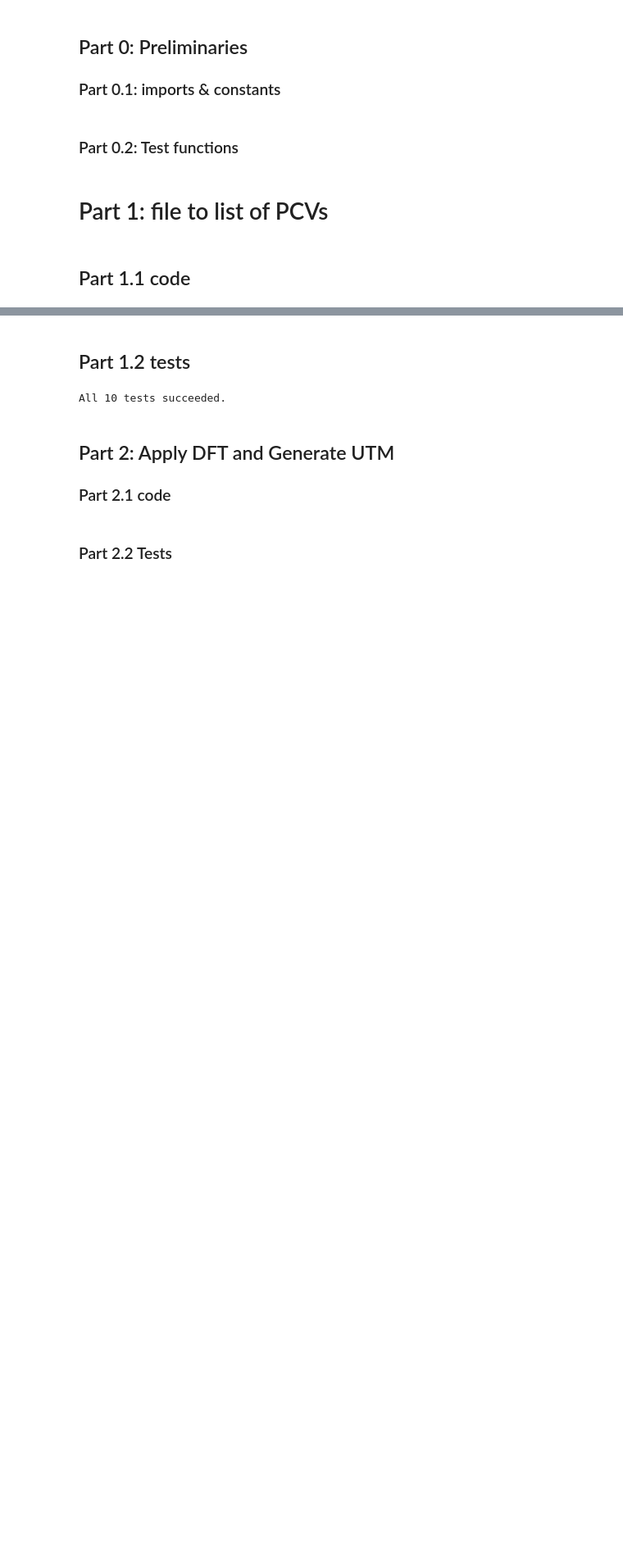
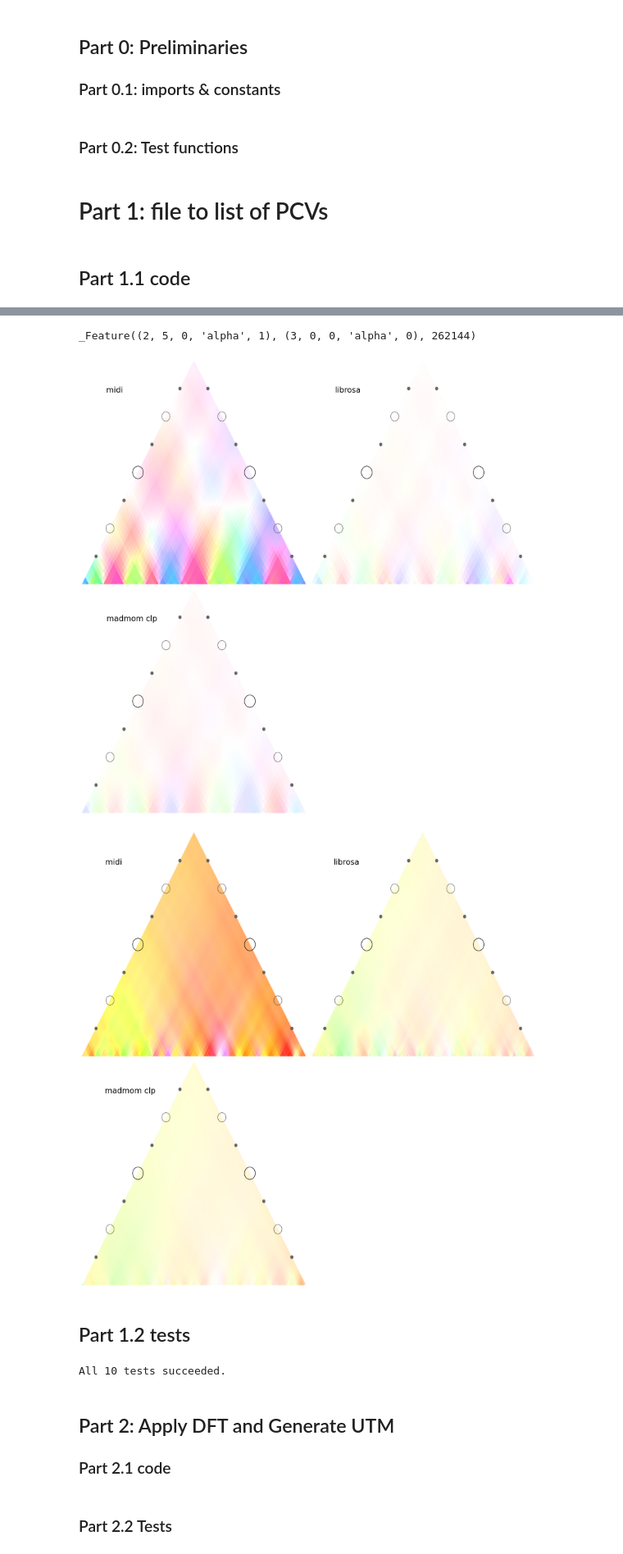
Before and after one commit to DCMLab/wavescapes, a Jupyter notebook: refactoring.ipynb, the cells around one changed output, grey strips where cells are left out. Shown at 82% size. Drawn from its saved outputs; the diff is of its cells as text; code cells hidden in the pictures; blank space fills up the shorter version.

Commit message:
WIP audio support refactored

```diff
--- a/refactoring.ipynb
+++ b/refactoring.ipynb
@@ -18,11 +18,6 @@ import matplotlib.pyplot as plt
 from matplotlib.patches import Polygon, Circle
 from matplotlib.ticker import MultipleLocator, IndexLocator,FuncFormatter
 
-
-#temporarily removed
-#from librosa.feature import chroma_stft
-#from scipy.io import wavfile
-
 #all part of the python standard library
 import tempfile
 import math
@@ -34,6 +29,10 @@ test_xml_folder = 'xmlFiles/'
 test_audio_folder = 'audioFiles/'
 
 bach_prelude_midi = test_midi_folder + '210606-Prelude_No._1_BWV_846_in_C_Major.mid'
+bach_prelude_hc_audio = test_audio_folder + 'bach_prelude_hapsichord.ogg'
+
+giant_steps_midi = test_midi_folder + 'giant_steps_first_chorus.mid'
+giant_steps_audio = test_audio_folder + 'giant_steps_first_chorus.wav'
 # %% [markdown]
 ### Part 0.2: Test functions
 # %%
@@ -381,3 +385,63 @@ def produce_pitch_class_matrix_from_filename(filepath, remove_percussions = True
+# %%
+madmom.absolute_import
+# %% [output]
+_Feature((2, 5, 0, 'alpha', 1), (3, 0, 0, 'alpha', 0), 262144)
+# %%
+import librosa
+
+def librosa_chromagram(filepath, aw_size):
+    audio_array, sample_ratio = librosa.load(filepath)
+
+    hop_len = round(sample_ratio*aw_size) #hop_len is the analysis window size for the chromagrams in terms of number of sample.
+    #so the result's shape is consistent with the one produced in the case of midi files.
+    return np.transpose(librosa.feature.chroma_stft(audio_array, sample_ratio, hop_length=hop_len))
+
+def madmom_chromagram(filepath, aw_size, deep_chroma = False):
+    fps = 1./float(aw_size)
+    if deep_chroma:
+        pass
+    else:
+        clp = chroma.CLPChromaProcessor(fps=fps)
+        return clp.process(filepath)
+
+def pc_mat_to_wavescape(pc_mat, coeff, pixel_width, ax, tick_ratio, dpi, label):
+
+    # only the third Fourier coefficient is kept from the previous result and the matrix holding all color coded measurement is built
+    coeff_mat = complex_utm_to_ws_utm(apply_dft_to_pitch_class_matrix(pc_mat), coeff=coeff)
+
+    # an instance of a class that allows the drawing of the previous matrix of colors is produced with the resolution being indicated as 500 pixels in width.
+    ws = Wavescape(coeff_mat, pixel_width=pixel_width)
+
+    # this draw the plot as an matplotlib figure. If called on a noteboot, this will display the figure at the end of the cell.
+    ws.draw(tick_ratio=tick_ratio, label=label, ax=ax, dpi=dpi)
+
+
+def midi_vs_audio_comparison(midi_fp, audio_fp, aw_size_midi, aw_size_audio, coeff):
+
+    indiv_w = 500
+    dpi = 72
+    total_width = (2*indiv_w)/dpi
+    fig = plt.figure(figsize=(total_width, total_width), dpi=dpi)
+
+
+    ax1 = fig.add_subplot(2, 2, 1)
+    midi_mat = produce_pitch_class_matrix_from_filename(midi_fp, aw_size=aw_size_midi)
+    pc_mat_to_wavescape(midi_mat, coeff, indiv_w, ax1, 0, dpi,'midi')
+
+    ax2 = fig.add_subplot(2, 2, 2)
+    librosa_mat = librosa_chromagram(audio_fp, aw_size=aw_size_audio)
+    pc_mat_to_wavescape(librosa_mat, coeff, indiv_w, ax2, 0, dpi,'librosa')
+
+
+    ax3 = fig.add_subplot(2, 2, 3)
+    madmom_mat = madmom_chromagram(audio_fp, aw_size=aw_size_audio)
+    pc_mat_to_wavescape(madmom_mat, coeff, indiv_w, ax3, 0, dpi,'madmom clp')
+
+midi_vs_audio_comparison(giant_steps_midi, giant_steps_audio, 1, 0.25, 5)
+midi_vs_audio_comparison(bach_prelude_midi, bach_prelude_hc_audio, 1, 0.5, 5)
+# %% [output]
+[figure, added]
+[figure, added]
 # %% [markdown]
 ## Part 1.2 tests
 # %%
```
Also changed, not shown: parts of 6 cells of this notebook, 1 other file.
